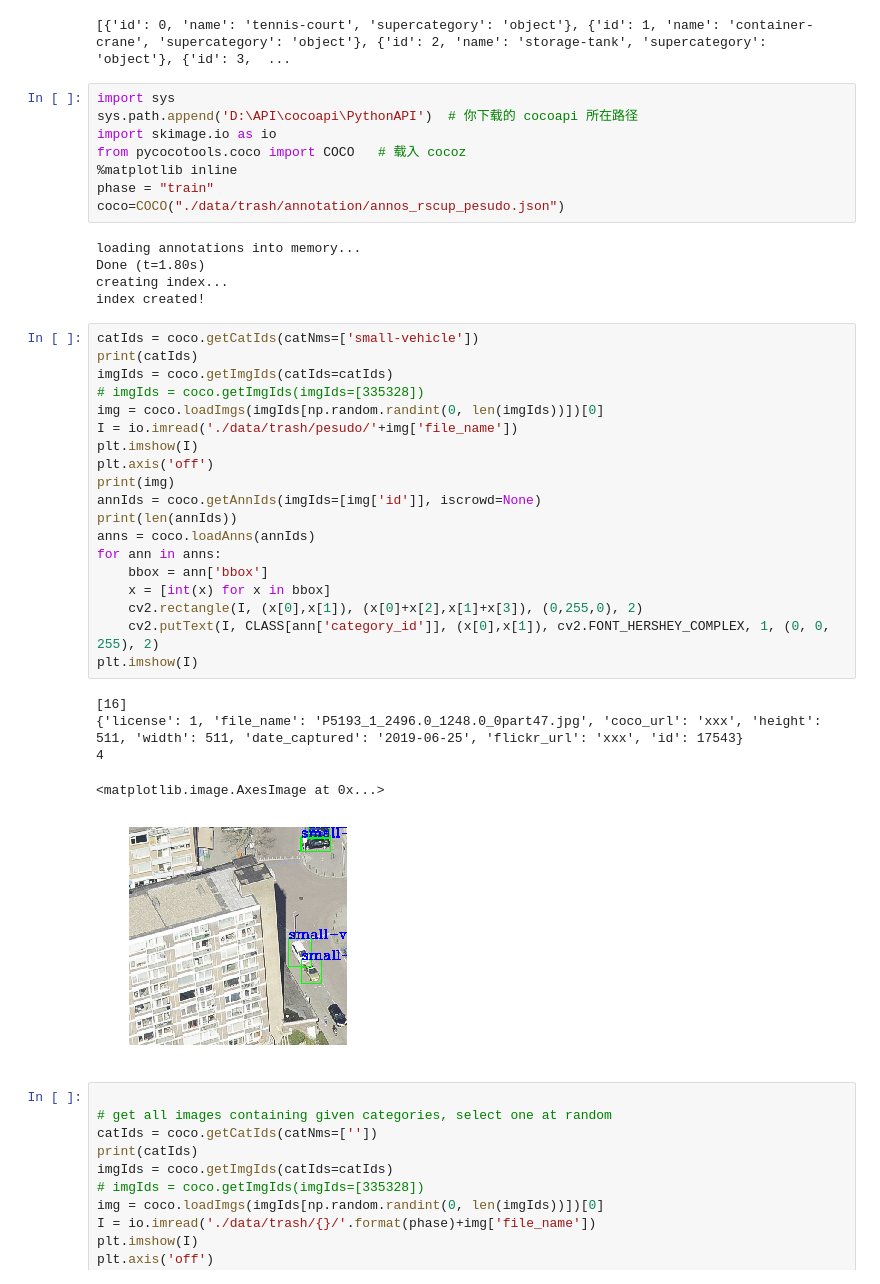
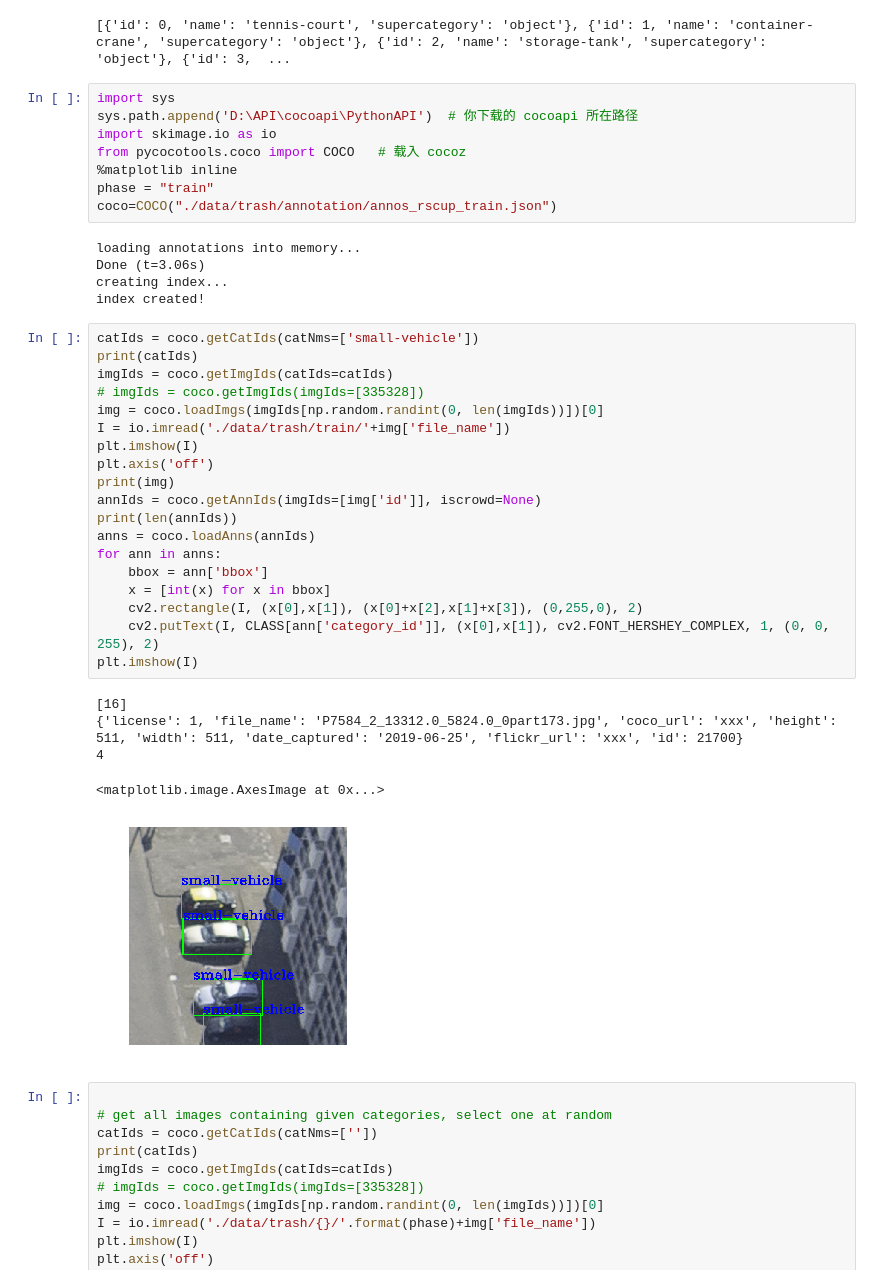
Before and after one commit to cizhenshi/Rscup2019-Object-Detection-Track-3th-Solution, a Jupyter notebook: PrepareData.ipynb, the cells around one changed output. Cells and saved outputs as stored; diff of their text form.

```diff
--- a/PrepareData.ipynb
+++ b/PrepareData.ipynb
@@ -579,37 +574,37 @@ import skimage.io as io
 from pycocotools.coco import COCO   # 载入 cocoz
 %matplotlib inline
 phase = "train"
-coco=COCO("./data/trash/annotation/annos_rscup_pesudo.json")
+coco=COCO("./data/trash/annotation/annos_rscup_train.json")
 # %% [output]
 loading annotations into memory...
-Done (t=1.80s)
+Done (t=3.06s)
 creating index...
 index created!
 # %%
 catIds = coco.getCatIds(catNms=['small-vehicle'])
 print(catIds)
 imgIds = coco.getImgIds(catIds=catIds)
 # imgIds = coco.getImgIds(imgIds=[335328])
 img = coco.loadImgs(imgIds[np.random.randint(0, len(imgIds))])[0]
-I = io.imread('./data/trash/pesudo/'+img['file_name'])
+I = io.imread('./data/trash/train/'+img['file_name'])
 plt.imshow(I)
 plt.axis('off')
 print(img)
 annIds = coco.getAnnIds(imgIds=[img['id']], iscrowd=None)
 print(len(annIds))
 anns = coco.loadAnns(annIds)
 for ann in anns:
     bbox = ann['bbox']
     x = [int(x) for x in bbox]
     cv2.rectangle(I, (x[0],x[1]), (x[0]+x[2],x[1]+x[3]), (0,255,0), 2)
     cv2.putText(I, CLASS[ann['category_id']], (x[0],x[1]), cv2.FONT_HERSHEY_COMPLEX, 1, (0, 0, 255), 2)
 plt.imshow(I)
 # %% [output]
 [16]
-{'license': 1, 'file_name': 'P5193_1_2496.0_1248.0_0part47.jpg', 'coco_url': 'xxx', 'height': 511, 'width': 511, 'date_captured': '2019-06-25', 'flickr_url': 'xxx', 'id': 17543}
+{'license': 1, 'file_name': 'P7584_2_13312.0_5824.0_0part173.jpg', 'coco_url': 'xxx', 'height': 511, 'width': 511, 'date_captured': '2019-06-25', 'flickr_url': 'xxx', 'id': 21700}
 4
 <matplotlib.image.AxesImage at 0x...>
-[figure, old version]
+[figure, new version]
 # %%
 
 # get all images containing given categories, select one at random
```
Also changed, not shown: parts of 2 cells of this notebook, 4 other files.
